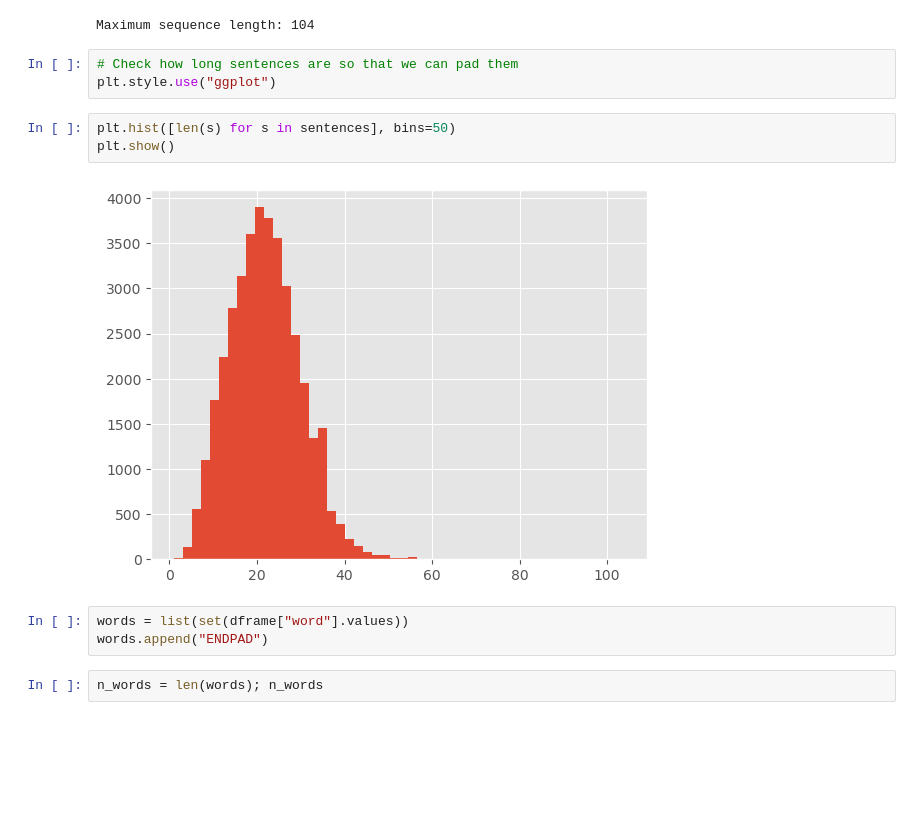
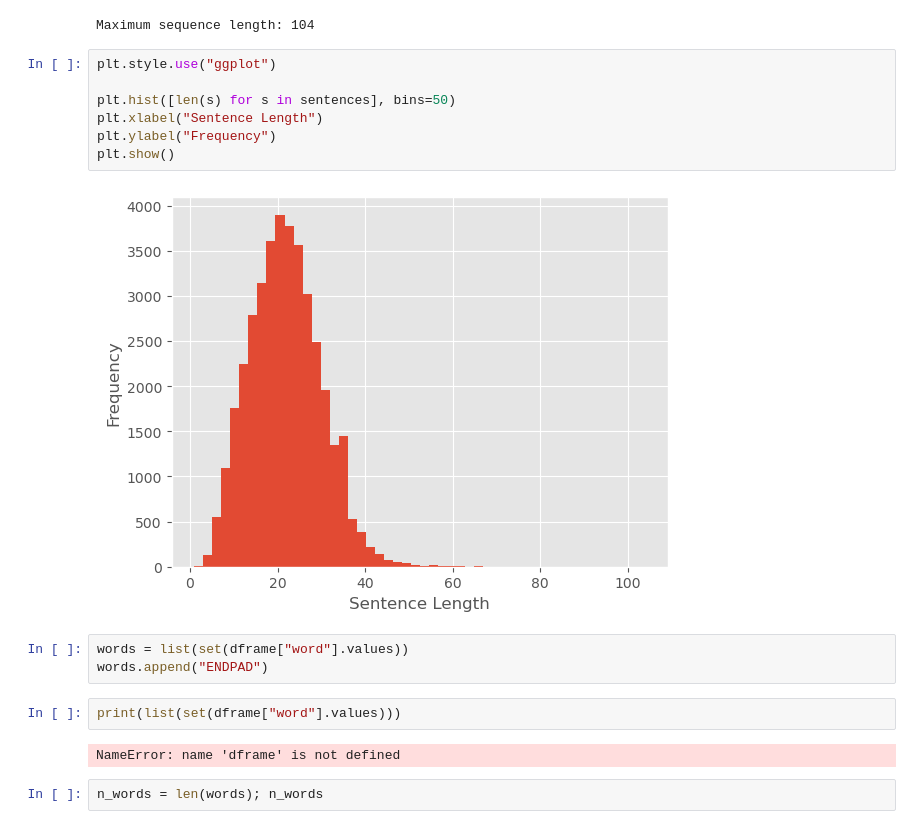
Before and after one commit to mahshidghaffari/NER_GDPR_Extraction, a Jupyter notebook: LstmM/preNerD.ipynb, the cells around one changed output. Saved outputs shown, nothing was run; the diff lists cells and outputs as text; blank space fills up the shorter version.

```diff
--- a/LstmM/initialModel.ipynb
+++ b/LstmM/preNerD.ipynb
@@ -65,17 +65,22 @@ maxlen = get_max_len(sentences)
 print ('Maximum sequence length:', maxlen)
 # %% [output]
 Maximum sequence length: 104
-# %%
-# Check how long sentences are so that we can pad them
-plt.style.use("ggplot")
 # %%
+plt.style.use("ggplot")
+
 plt.hist([len(s) for s in sentences], bins=50)
+plt.xlabel("Sentence Length")
+plt.ylabel("Frequency")
 plt.show()
 # %% [output]
-[figure, old version]
+[figure, new version]
 # %%
 words = list(set(dframe["word"].values))
 words.append("ENDPAD")
+# %%
+print(list(set(dframe["word"].values)))
+# %% [output]
+NameError: name 'dframe' is not defined
 # %%
 n_words = len(words); n_words
 # %% [output]
```
Also changed, not shown: 9 other files.
